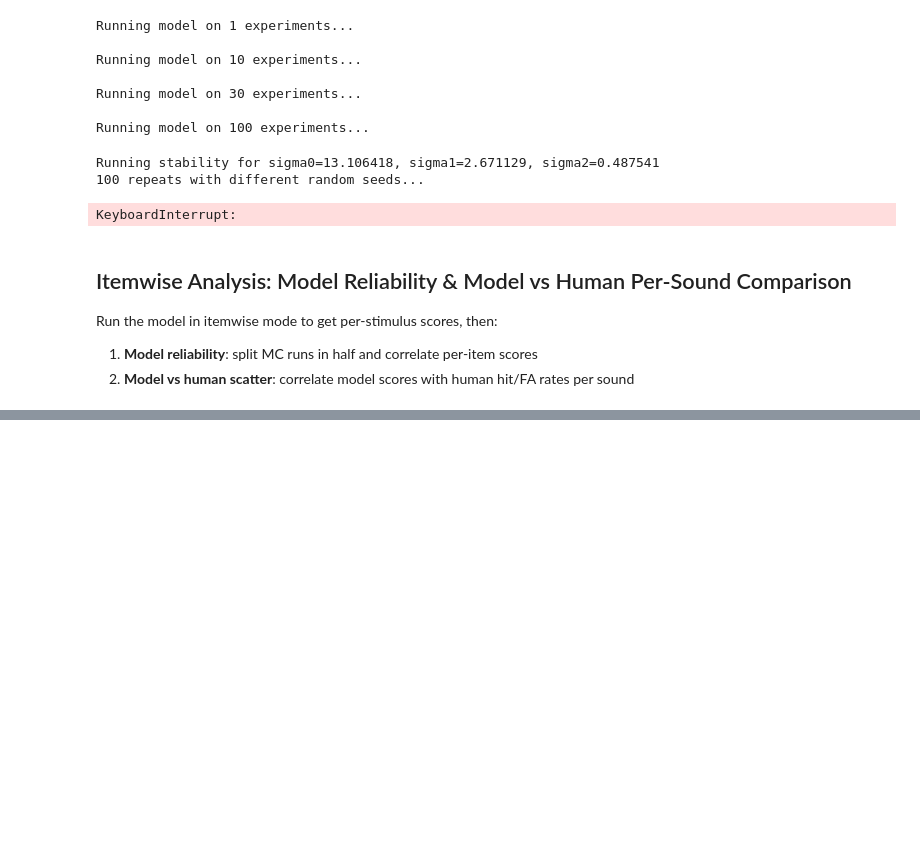
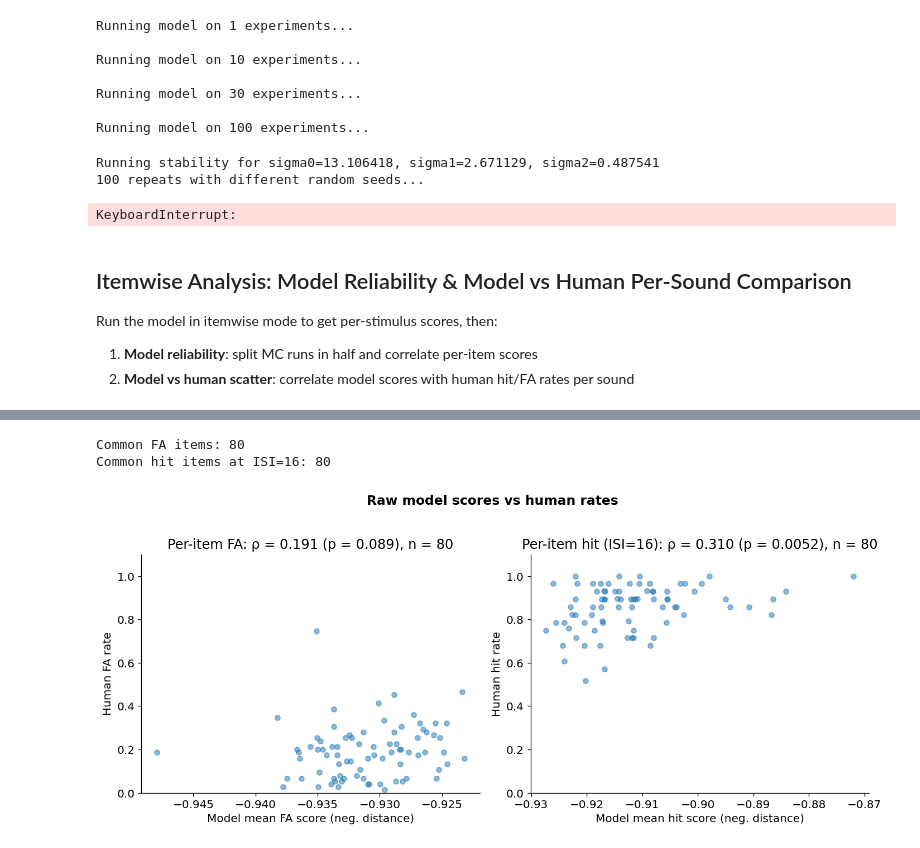
Before and after one commit to bjmedina/memory, a Jupyter notebook: notebooks/2026-03-22_3step-grid-search-model-comparison.ipynb, the cells around one changed output, grey strips where cells are left out. Drawn from its saved outputs; the diff is of its cells as text; code cells hidden in the pictures; blank space fills up the shorter version.

```diff
--- a/notebooks/2026-03-22_3step-grid-search-model-comparison.ipynb
+++ b/notebooks/2026-03-22_3step-grid-search-model-comparison.ipynb
@@ -828,22 +861,16 @@ df_reliability
 # %%
 # ── Load raw human data for per-item rates ──
-from utils.loading import load_results_with_exclusion_no_dropping
+from utls.loading import load_results, load_results_with_isi0_exclusion, load_results_with_isi0_dprime_exclusion, move_sequences_to_used,split_by_musicianship,load_results_with_exclusion_no_dropping,refresh_unused_batch, update_sequences_after_qc, load_results_with_exclusion
 from collections import defaultdict
 import re, random
 
-which_task = 0
-is_multi = True
-tasks = ["env-sounds", "glob-music", "atexts", "nhs-region-len120"]
-task_name_raw = tasks[which_task]
-results_dir = (
-    f"/orcd/data/jhm/001/om2/bjmedina/mindhive/mcdermott/www/bjmedina/experiments/"
-    f"{task_name_raw}/results/{task_name_raw}/len120_multi"
-)
+which_isi = 16
 
 exps_raw, seqs_raw, fnames_raw, _, _, _ = load_results_with_exclusion_no_dropping(
-    results_dir, min_dprime=2, min_trials=120, skip_len60=True,
-    verbose=False, return_skipped=True,
-)
+    f"/orcd/data/jhm/001/om2/bjmedina/mindhive/mcdermott/www/bjmedina/experiments/bolivia_2025/results/"
+    f"isi_{which_isi}/ind-nature-len120",
+    min_dprime=2, min_trials=120, skip_len60=True,
+    verbose=False, return_skipped=True)
 
 # Deduplicate by sequence (keep one participant per sequence, same as load_experiment_data)
 random.seed(42)
@@ -955,0 +922,60 @@ plt.show()
+# %%
+# ── Scatter plots: Model vs Human per sound ──
+from scipy.stats import spearmanr
+
+# ====================================================================
+# 1. Raw-score scatters (mean model score vs human rate)
+# ====================================================================
+
+# --- FA scatter ---
+common_fa_items = sorted(set(item_fa_scores.keys()) & set(human_fa_mean.keys()))
+print(f'Common FA items: {len(common_fa_items)}')
+
+model_fa_arr = np.array([np.mean(item_fa_scores[k]) for k in common_fa_items])
+human_fa_arr = np.array([human_fa_mean[k] for k in common_fa_items])
+model_fa_neg = -model_fa_arr  # negate: higher = more "old"-like
+
+mask_fa = np.isfinite(model_fa_neg) & np.isfinite(human_fa_arr)
+rho_fa, p_fa = spearmanr(model_fa_neg[mask_fa], human_fa_arr[mask_fa])
+
+# --- Hit scatter at ISI ---
+isi = 16
+risi = isi + 1
+model_items_at_isi = {k for k in item_isi_hits if risi in item_isi_hits[k]}
+human_items_at_isi = {k for k in human_hit_mean if isi in human_hit_mean[k]}
+common_hit_items = sorted(model_items_at_isi & human_items_at_isi)
+print(f'Common hit items at ISI={isi}: {len(common_hit_items)}')
+
+m_hit_scores = np.array([np.mean(item_isi_hits[k][risi]) for k in common_hit_items])
+h_hit_rates  = np.array([human_hit_mean[k][isi] for k in common_hit_items])
+m_hit_neg = -m_hit_scores
+
+mask_hit = np.isfinite(m_hit_neg) & np.isfinite(h_hit_rates)
+rho_hit, p_hit = spearmanr(m_hit_neg[mask_hit], h_hit_rates[mask_hit])
+
+fig, axes = plt.subplots(1, 2, figsize=(12, 5))
+
+axes[0].scatter(model_fa_neg[mask_fa], human_fa_arr[mask_fa], alpha=0.5, s=30)
+axes[0].set_xlabel('Model mean FA score (neg. distance)')
+axes[0].set_ylabel('Human FA rate')
+axes[0].set_title(f'Per-item FA: ρ = {rho_fa:.3f} (p = {p_fa:.2g}), n = {mask_fa.sum()}')
+axes[0].set_ylim(0, 1.1)
+
+axes[1].scatter(m_hit_neg[mask_hit], h_hit_rates[mask_hit], alpha=0.5, s=30)
+axes[1].set_xlabel('Model mean hit score (neg. distance)')
+axes[1].set_ylabel('Human hit rate')
+axes[1].set_title(f'Per-item hit (ISI={isi}): ρ = {rho_hit:.3f} (p = {p_hit:.2g}), n = {mask_hit.sum()}')
+axes[1].set_ylim(0, 1.1)
+
+
+for ax in axes:
+    ax.spines['top'].set_visible(False)
+    ax.spines['right'].set_visible(False)
+
+fig.suptitle('Raw model scores vs human rates', fontsize=14, fontweight='bold', y=1.02)
+fig.tight_layout()
+plt.show()
+# %% [output]
+Common FA items: 80
+Common hit items at ISI=16: 80
+[figure, added]
```
Also changed, not shown: parts of 18 cells of this notebook, 2 other files.
